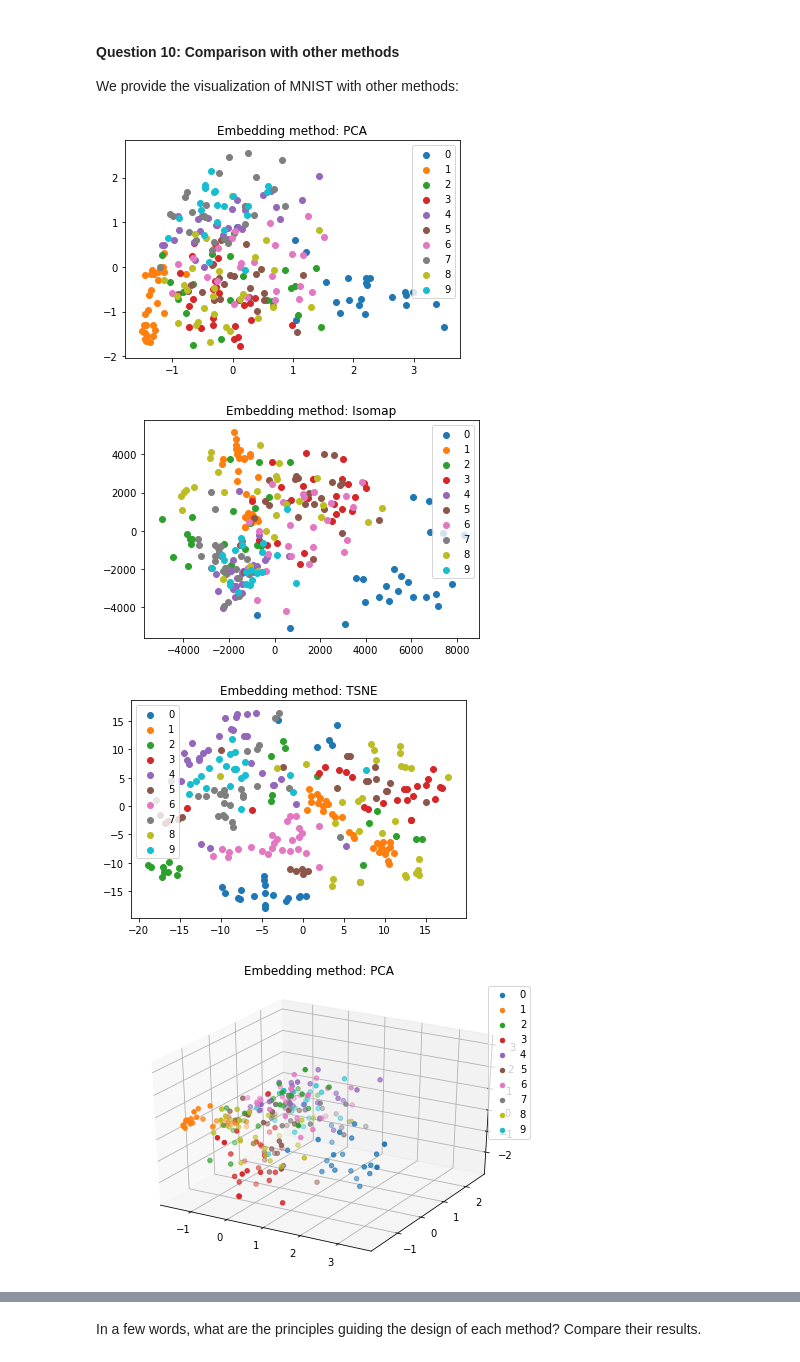
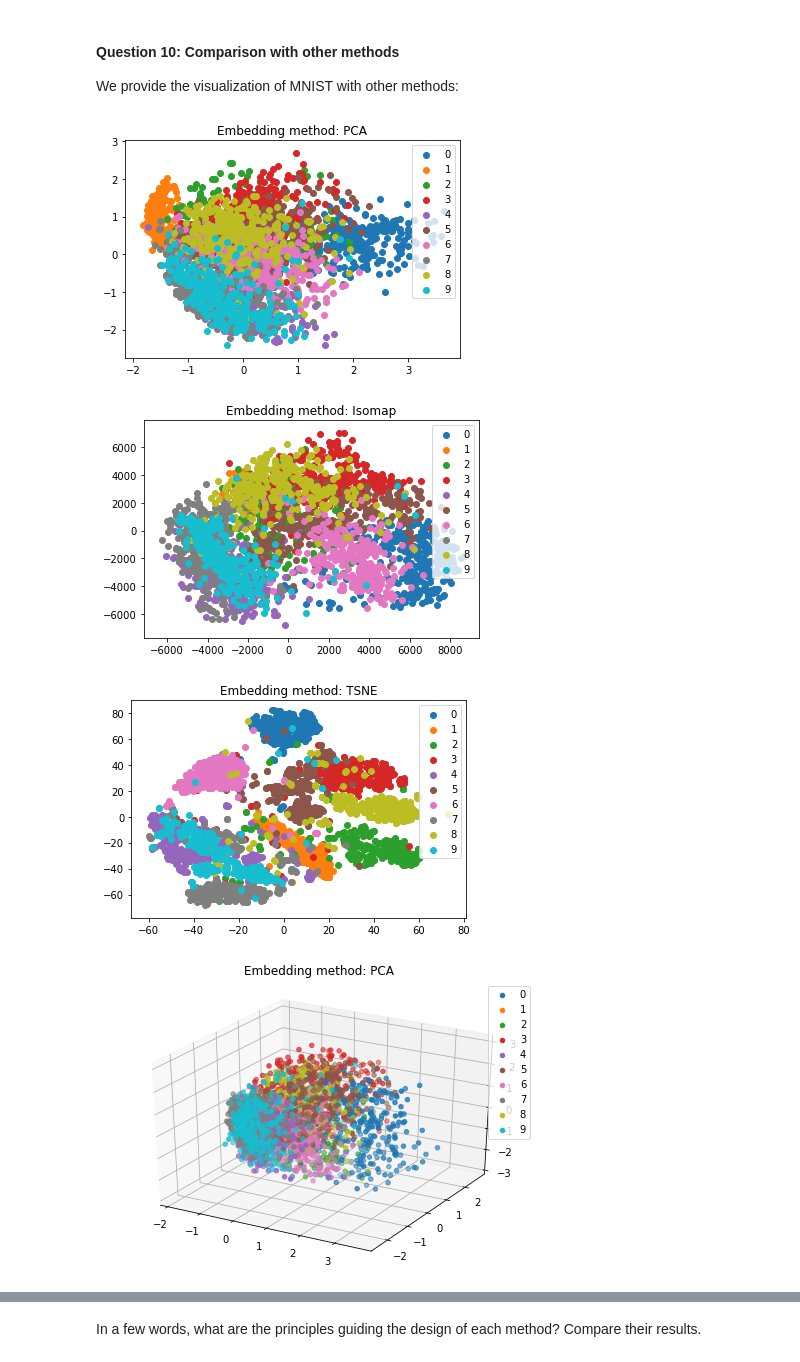
Before and after one commit to ljupche98/A-network-tour-of-data-science, a Jupyter notebook: Assignment2_Learning_with_graphs.ipynb, the cells around one changed output, grey strips where cells are left out. Drawn from its saved outputs; the diff is of its cells as text; code cells hidden in the pictures.

```diff
--- a/Assignment2_Learning_with_graphs.ipynb
+++ b/Assignment2_Learning_with_graphs.ipynb
@@ -430,42 +435,40 @@ from sklearn.manifold import TSNE, Isomap
 
 # This cell can take a few minutes to run
 run_this_cell = True
-X_mnist = X_mnist_small
-y_mnist = y_mnist_small
 
 if run_this_cell:
     # In 2d
     embeddings = [PCA(n_components=2, copy=True, whiten=True, tol=1e-5),
                   Isomap(n_components=2, n_neighbors=5),
                   TSNE(n_components=2)]
 
     for embedding in embeddings:
         X_embedded = embedding.fit_transform(X_mnist)
         fig = plt.figure()
         for i in classes:
             mask = y_mnist == i
             plt.scatter(X_embedded[mask, 0], X_embedded[mask, 1], label=i)
         plt.legend()
         plt.title('Embedding method: '+ type(embedding).__name__)
         plt.show()
 
     # In 3d
     embeddings = [PCA(n_components=3, copy=True, whiten=True, tol=1e-5),
                   Isomap(n_components=3, n_neighbors=5),
                   TSNE(n_components=3)]
 
     for embedding in embeddings:
         X_embedded = embedding.fit_transform(X_mnist)
         fig = plt.figure()
         ax = Axes3D(fig)
         for i in classes:
             mask = y_mnist == i
             ax.scatter(X_embedded[mask, 0], X_embedded[mask, 1], X_embedded[mask, 2], label=i)
         ax.legend()
         ax.title.set_text('Embedding method: '+ type(embedding).__name__)
         plt.show()
 # %% [output]
-[figure, old version]
+[figure, new version]
-[figure, old version]
+[figure, new version]
-[figure, old version]
+[figure, new version]
-[figure, old version]
+[figure, new version]
```
Also changed, not shown: parts of 34 cells of this notebook.
